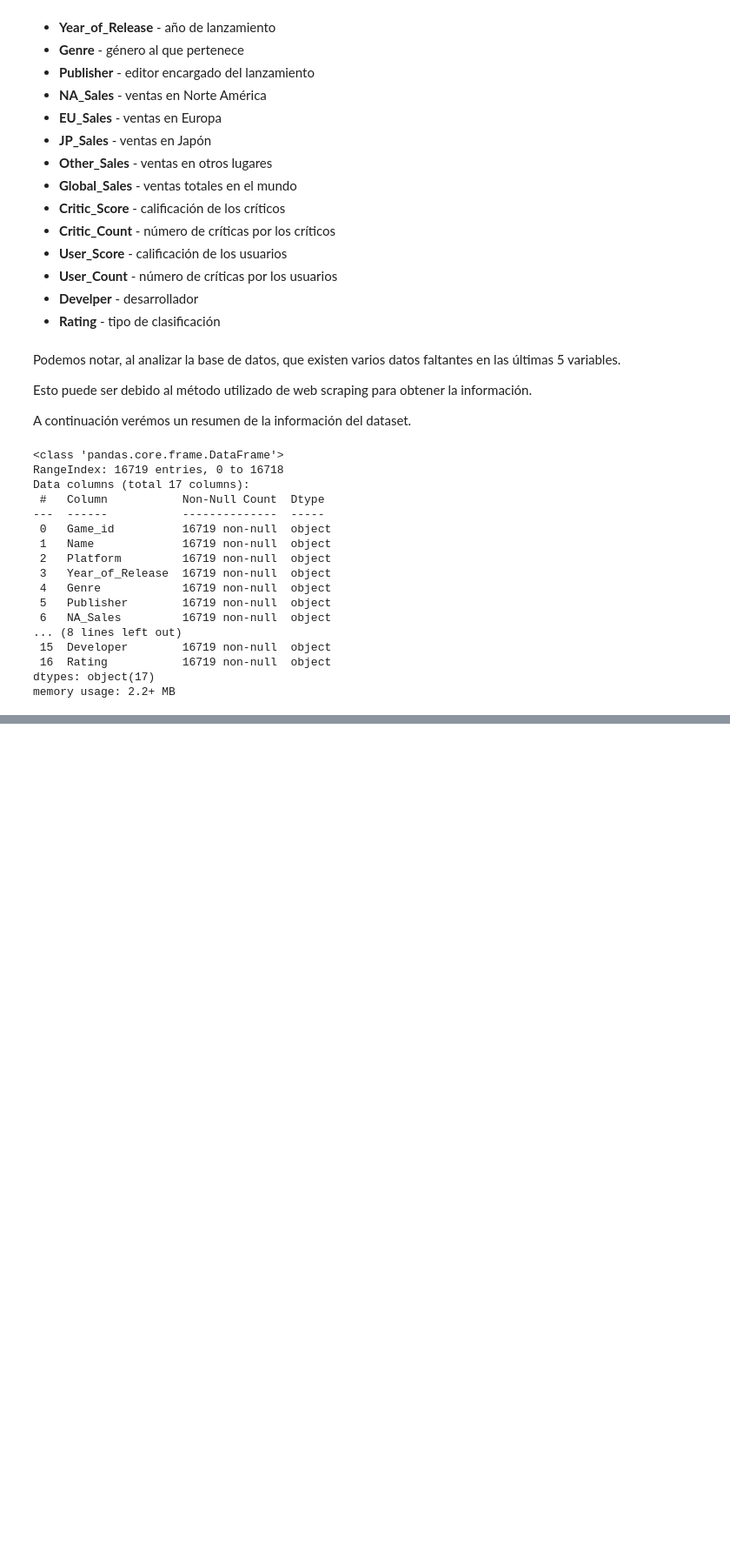
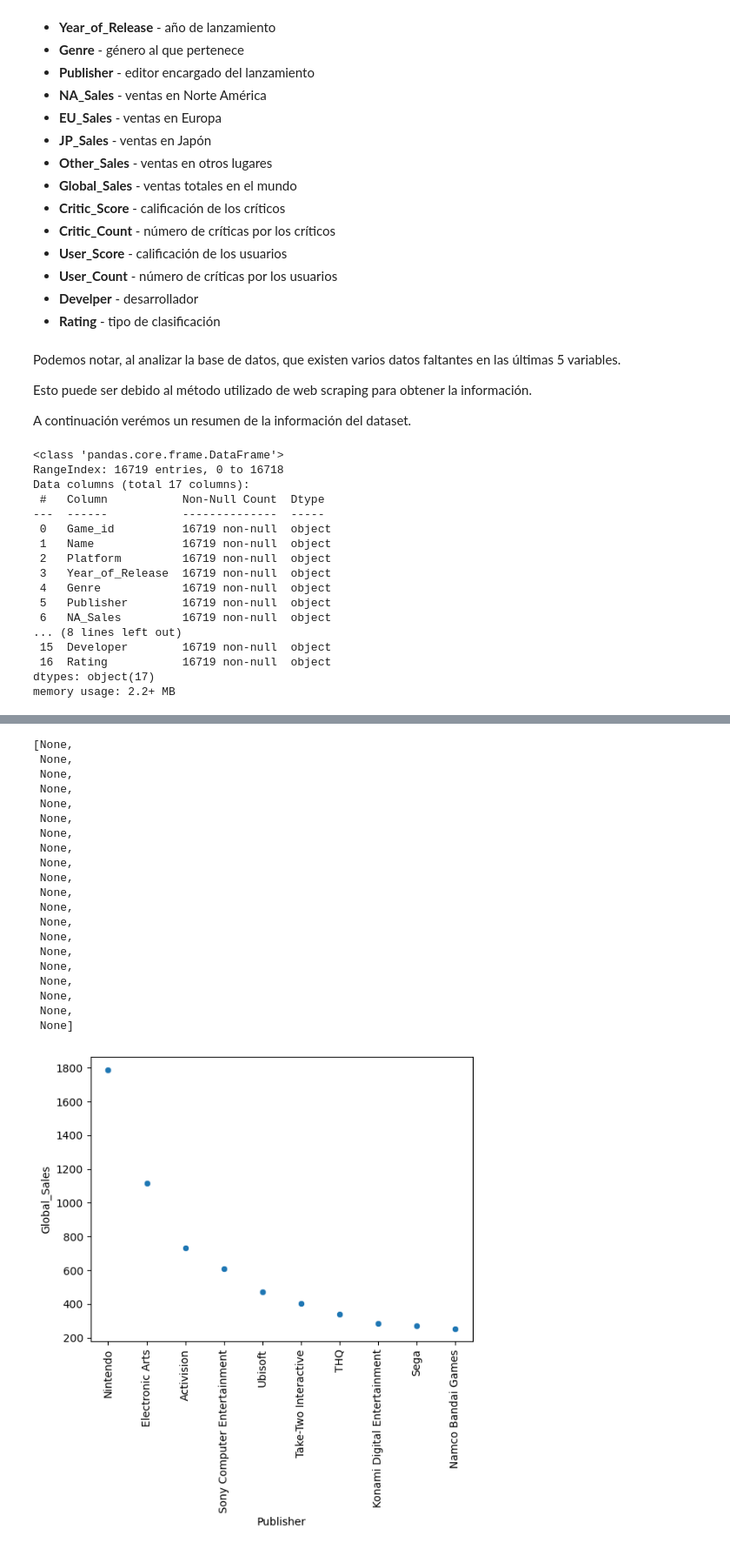
Before and after one commit to cristoforo93/ProyectoFinal, a Jupyter notebook: reporte.ipynb, the cells around one changed output, grey strips where cells are left out. Shown: that part at 87% size. Drawn from its saved outputs; the diff is of its cells as text; code cells hidden in the pictures; blank space fills up the shorter version.

```diff
--- a/reporte.ipynb
+++ b/reporte.ipynb
@@ -61,0 +263,4 @@ memory usage: 2.2+ MB
+# %%
+publisher = gamesales[['Publisher','Global_Sales']]
+publisher['Global_Sales'] = publisher['Global_Sales'].astype('float')
+print(publisher.groupby('Publisher').sum().sort_values('Global_Sales',ascending=False))
@@ -61,0 +288,27 @@ memory usage: 2.2+ MB
+# %%
+plot = sb.scatterplot(data = publisher.groupby('Publisher').sum().sort_values('Global_Sales',ascending=False).iloc[:10],
+               x='Publisher',
+               y='Global_Sales')
+plt.setp(plot.get_xticklabels(),rotation=90)
+# %% [output]
+[None,
+ None,
+ None,
+ None,
+ None,
+ None,
+ None,
+ None,
+ None,
+ None,
+ None,
+ None,
+ None,
+ None,
+ None,
+ None,
+ None,
+ None,
+ None,
+ None]
+[figure, added]
```
Also changed, not shown: parts of 29 cells of this notebook, 1 other file.
